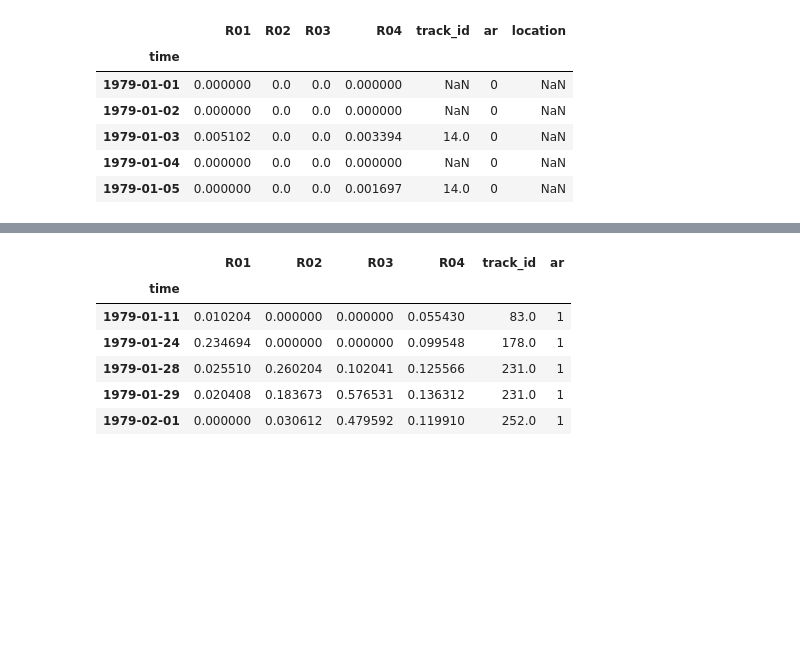
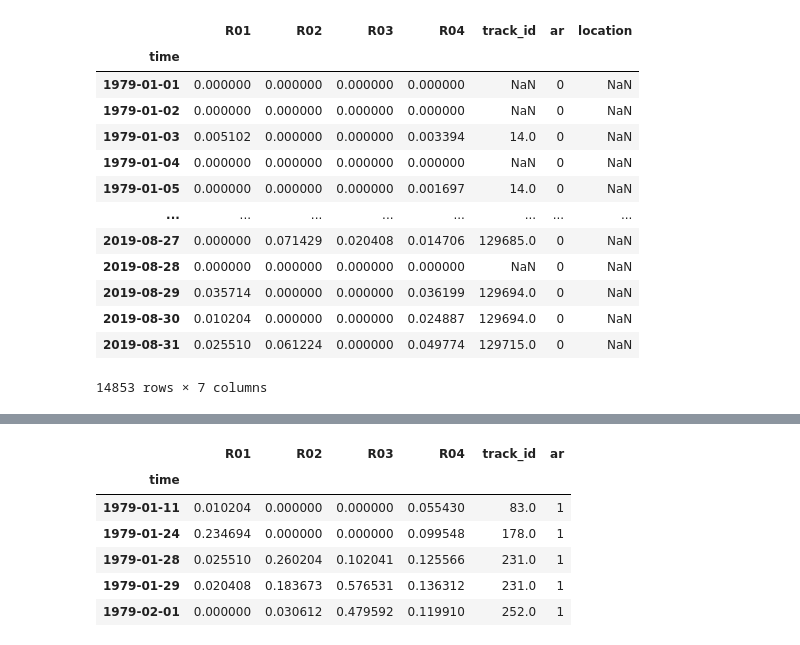
Before and after one commit to dlnash/AR_types, a Jupyter notebook: analysis/ar_stats.ipynb, the cells around one changed output, grey strips where cells are left out. Drawn from its saved outputs; the diff is of its cells as text; code cells hidden in the pictures; blank space fills up the shorter version.

```diff
--- a/analysis/ar_stats.ipynb
+++ b/analysis/ar_stats.ipynb
@@ -48,31 +48,38 @@ path_to_figs = '/home/nash/DATA/repositories/AR_types/figs/'      # figures
 # %%
 ## Select MERRA2 or ERA5
 reanalysis = 'era5'
 
 if reanalysis == 'era5':
     start_date = '1979-01-01'
     end_date = '2019-12-31'
 #     filename = 'ar_catalog_ERAI_fraction_HASIAsubregions.nc'
     filename = 'ar_catalog_v3_ERAI_fraction_HASIAsubregions.nc'
 ## if MERRA2
 else:
     start_date = '1980-01-01'
     end_date = '2017-12-31'
     filename = 'ar_catalog_fraction_HASIAsubregions.nc'
 
 f1 = path_to_data + 'CH1_generated_data/' + filename
 ds = xr.open_dataset(f1)
 # Set dates
 ds = ds.sel(time=slice(start_date, end_date))
 ## Preprocess AR subregions - get dataframe of AR days based on area threshold
-df = preprocess_ar_area_subregions(df=ds.to_dataframe(), thres=0.3)
+df = preprocess_ar_area_subregions(df=ds.to_dataframe(), thres=0.1)
 # Show table
-df.head()
+df
 # %% [output]
 |  | R01 | R02 | R03 | R04 | track_id | ar | location |
 | time |  |  |  |  |  |  |  |
-| 1979-01-01 | 0.000000 | 0.0 | 0.0 | 0.000000 | NaN | 0 | NaN |
-| 1979-01-02 | 0.000000 | 0.0 | 0.0 | 0.000000 | NaN | 0 | NaN |
-| 1979-01-03 | 0.005102 | 0.0 | 0.0 | 0.003394 | 14.0 | 0 | NaN |
-| 1979-01-04 | 0.000000 | 0.0 | 0.0 | 0.000000 | NaN | 0 | NaN |
-| 1979-01-05 | 0.000000 | 0.0 | 0.0 | 0.001697 | 14.0 | 0 | NaN |
+| 1979-01-01 | 0.000000 | 0.000000 | 0.000000 | 0.000000 | NaN | 0 | NaN |
+| 1979-01-02 | 0.000000 | 0.000000 | 0.000000 | 0.000000 | NaN | 0 | NaN |
+| 1979-01-03 | 0.005102 | 0.000000 | 0.000000 | 0.003394 | 14.0 | 0 | NaN |
+| 1979-01-04 | 0.000000 | 0.000000 | 0.000000 | 0.000000 | NaN | 0 | NaN |
+| 1979-01-05 | 0.000000 | 0.000000 | 0.000000 | 0.001697 | 14.0 | 0 | NaN |
+| ... | ... | ... | ... | ... | ... | ... | ... |
+| 2019-08-27 | 0.000000 | 0.071429 | 0.020408 | 0.014706 | 129685.0 | 0 | NaN |
+| 2019-08-28 | 0.000000 | 0.000000 | 0.000000 | 0.000000 | NaN | 0 | NaN |
+| 2019-08-29 | 0.035714 | 0.000000 | 0.000000 | 0.036199 | 129694.0 | 0 | NaN |
+| 2019-08-30 | 0.010204 | 0.000000 | 0.000000 | 0.024887 | 129694.0 | 0 | NaN |
+| 2019-08-31 | 0.025510 | 0.061224 | 0.000000 | 0.049774 | 129715.0 | 0 | NaN |
+14853 rows × 7 columns
```
Also changed, not shown: parts of 1 cell of this notebook, 9 other files.
